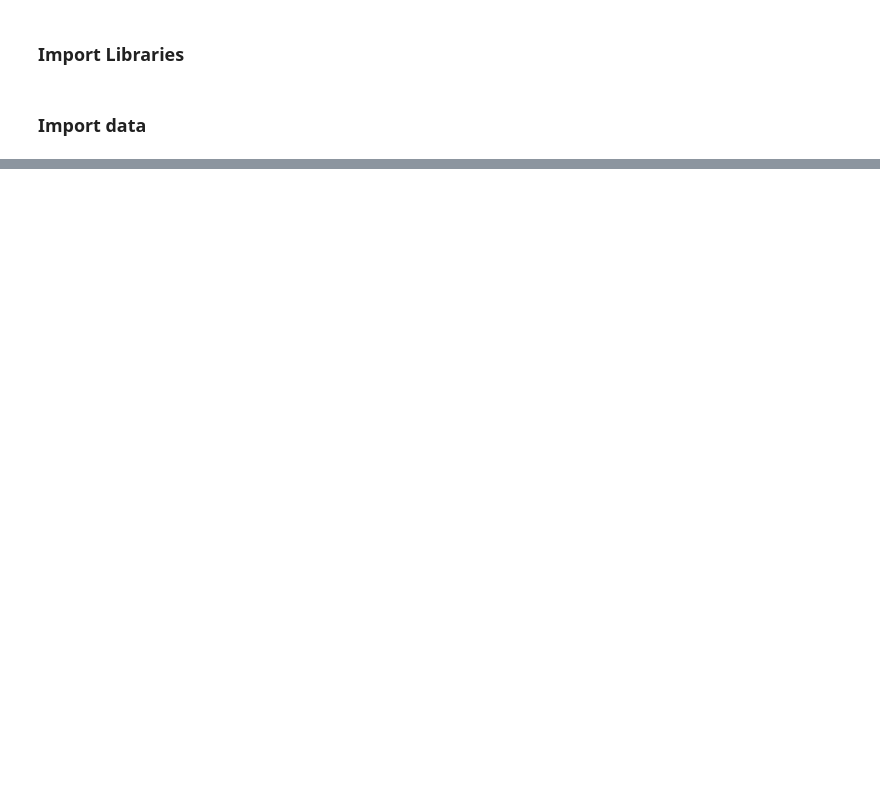
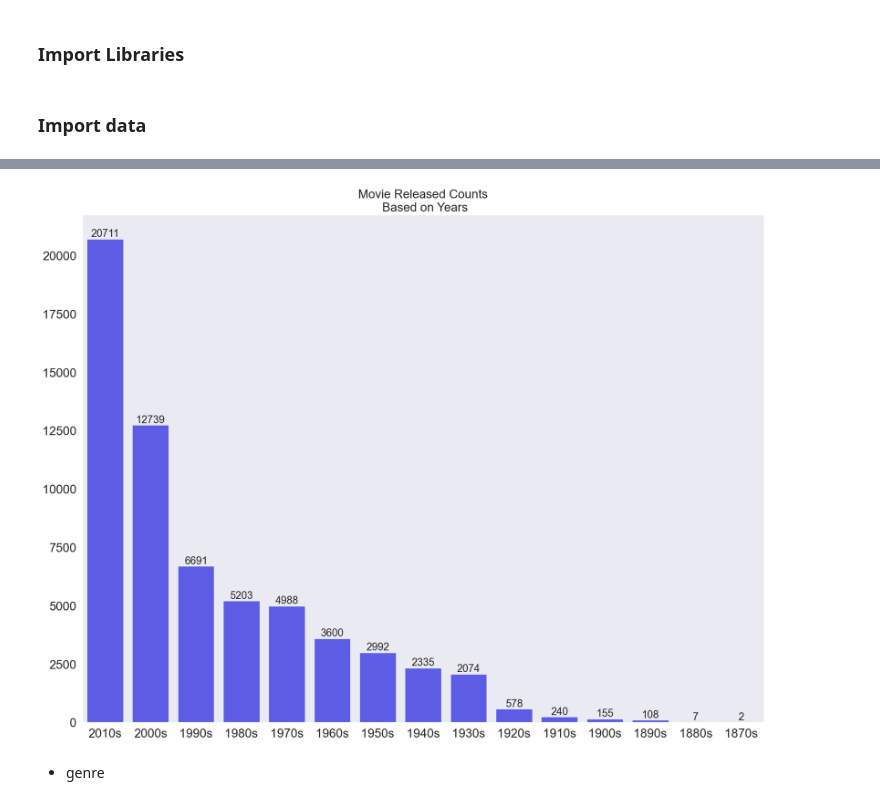
Before and after one commit to yoonho-kim1/stats-418-project, a Jupyter notebook: code/02_eda.ipynb, the cells around one changed output, grey strips where cells are left out. Cells and saved outputs as stored; diff of their text form; code cells hidden in the pictures; blank space fills up the shorter version.

```diff
--- a/code/02_eda.ipynb
+++ b/code/02_eda.ipynb
@@ -266,0 +92,23 @@ Name: rating, Length: 7565, dtype: float64
+# %%
+year_counts_df = pd.DataFrame(movie.groupped_released_year.value_counts())\
+                .reset_index().rename(columns = {'index':'groupped_year', 'groupped_released_year':'freq'})
+# %%
+plt.figure(figsize = (20, 15))
+plt.title("Movie Released Counts\n Based on Years", fontsize = 20)
+year_counts_plot = sns.barplot(
+    x = 'groupped_year',
+    y = 'freq',
+    data = year_counts_df,
+    color = 'blue',
+    alpha = 0.7)
+plt.xlabel('')
+plt.ylabel('')
+plt.xticks(fontsize = 20)
+plt.yticks(fontsize = 20)
+
+for container in year_counts_plot.containers:
+    year_counts_plot.bar_label(container, fontsize = 17);
+# %% [output]
+[figure, added]
+# %% [markdown]
+- genre
```
Also changed, not shown: parts of 91 cells of this notebook.
